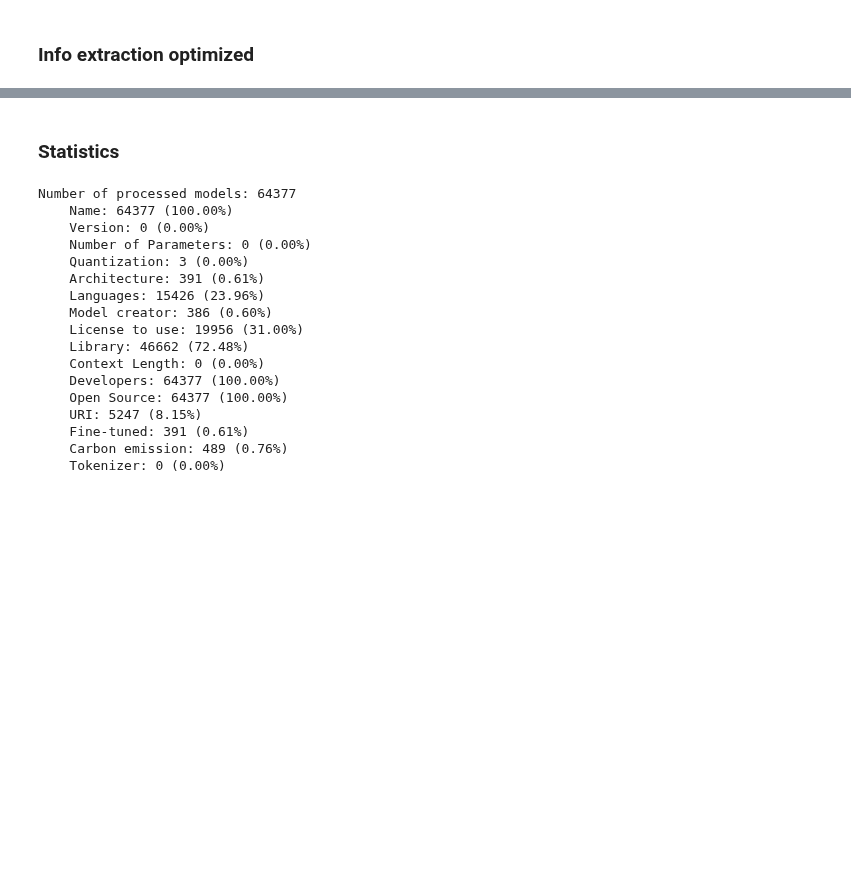
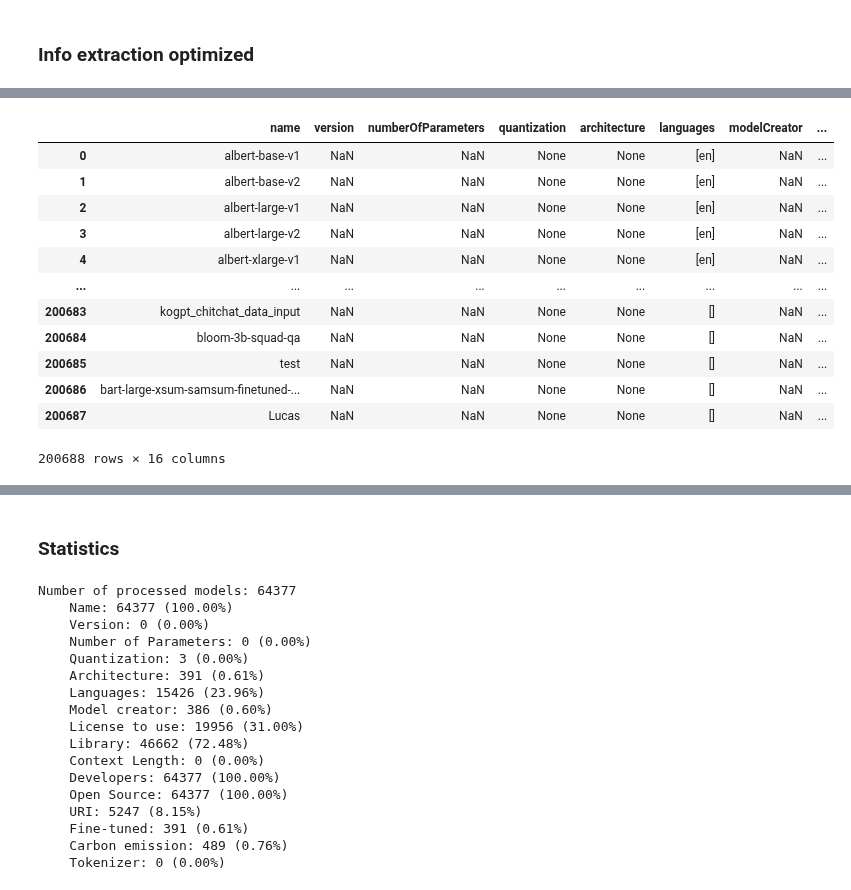
Before and after one commit to lorber13/chatIMPACT, a Jupyter notebook: data_analysis/information_availability.ipynb, the cells around one changed output, grey strips where cells are left out. Saved outputs shown, nothing was run; the diff lists cells and outputs as text; code cells hidden in the pictures; blank space fills up the shorter version.

Commit message:
Extract all models (partial)

```diff
--- a/data_analysis/information_availability.ipynb
+++ b/data_analysis/information_availability.ipynb
@@ -383,0 +386,26 @@ Invalid model-index. Not loading eval results into CardData.
+# %%
+# Re-import saved data as pandas dataframe
+
+current_path = os.getcwd()
+parent_path = os.path.dirname(current_path)
+result_path = os.path.join(parent_path, 'database', 'hf_extracted_json')
+os.makedirs(result_path, exist_ok=True)
+file_path_reloaded = os.path.join(result_path, 'models_data_200k_no_modelCreator.json')
+models_df_reloaded = pd.read_json(file_path_reloaded)
+# models_df_reloaded = pd.read_json(open(file_path_reloaded, "r", encoding="utf8"), lines=True)
+# %%
+models_df_reloaded
+# %% [output]
+|  | name | version | numberOfParameters | quantization | architecture | languages | modelCreator | ... |
+| 0 | albert-base-v1 | NaN | NaN | None | None | [en] | NaN | ... |
+| 1 | albert-base-v2 | NaN | NaN | None | None | [en] | NaN | ... |
+| 2 | albert-large-v1 | NaN | NaN | None | None | [en] | NaN | ... |
+| 3 | albert-large-v2 | NaN | NaN | None | None | [en] | NaN | ... |
+| 4 | albert-xlarge-v1 | NaN | NaN | None | None | [en] | NaN | ... |
+| ... | ... | ... | ... | ... | ... | ... | ... | ... |
+| 200683 | kogpt_chitchat_data_input | NaN | NaN | None | None | [] | NaN | ... |
+| 200684 | bloom-3b-squad-qa | NaN | NaN | None | None | [] | NaN | ... |
+| 200685 | test | NaN | NaN | None | None | [] | NaN | ... |
+| 200686 | bart-large-xsum-samsum-finetuned-... | NaN | NaN | None | None | [] | NaN | ... |
+| 200687 | Lucas | NaN | NaN | None | None | [] | NaN | ... |
+200688 rows × 16 columns
```
Also changed, not shown: parts of 13 cells of this notebook, 1 other file.
